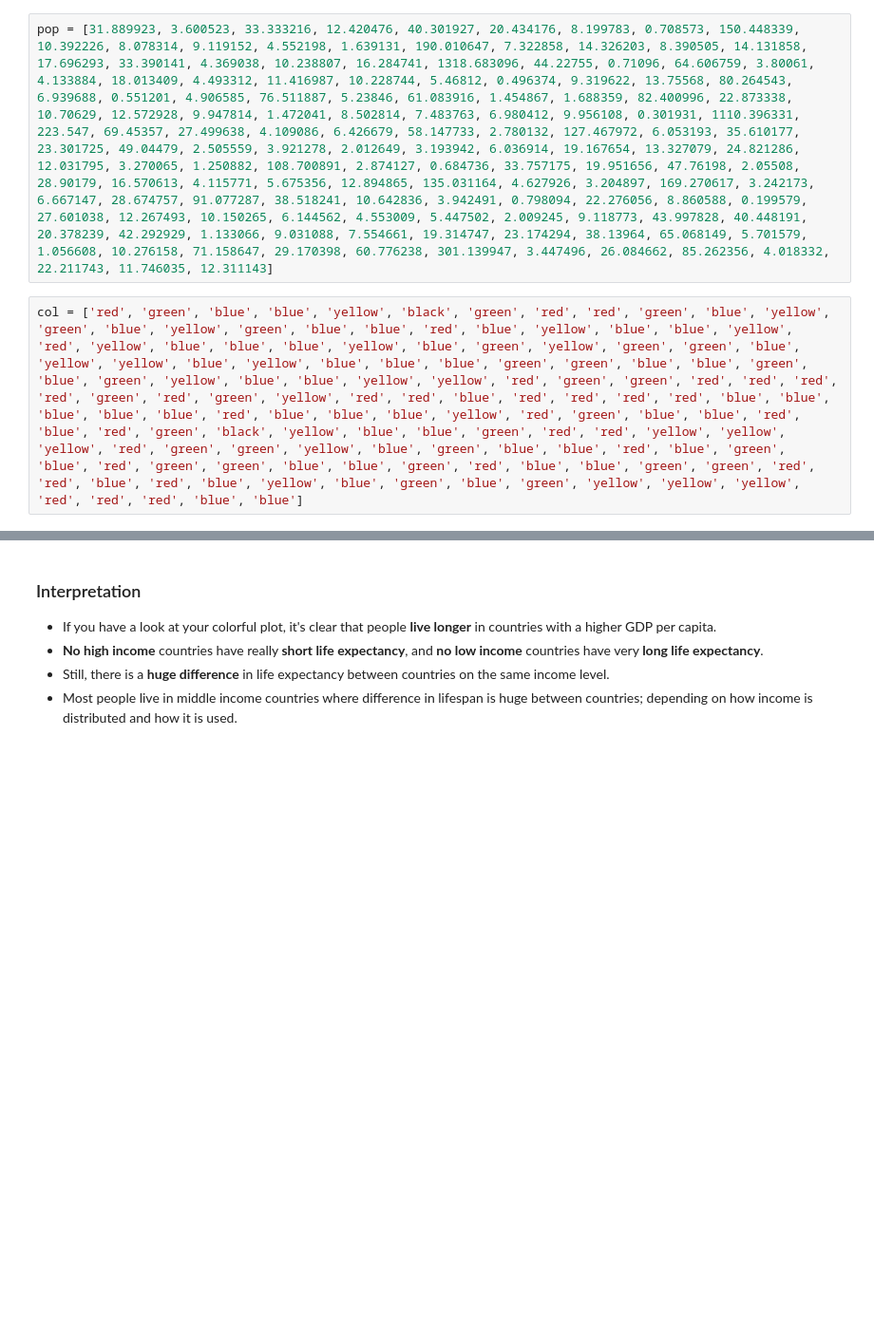
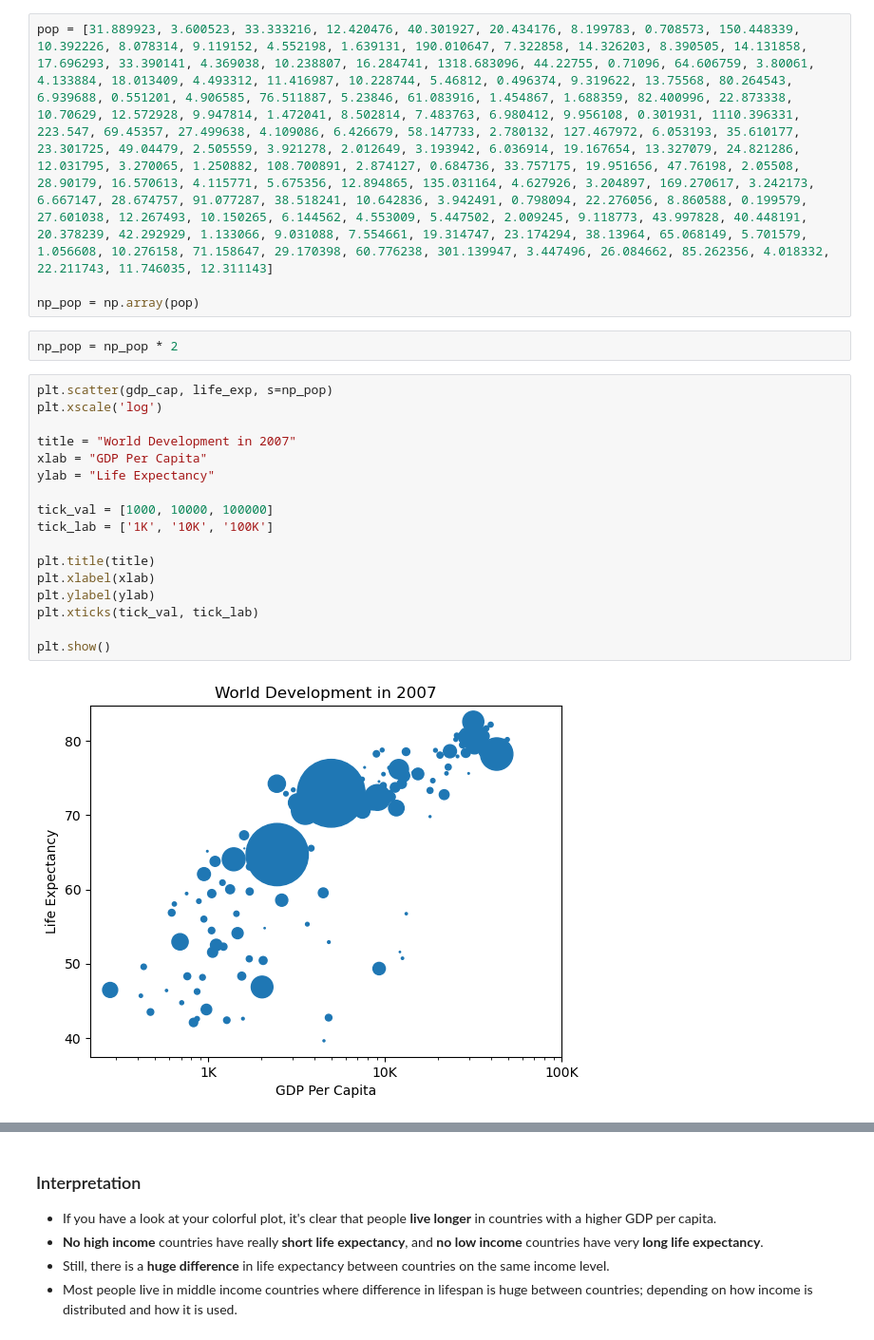
Before and after one commit to muhammmadsamimalik/CDE-B3-SH, a Jupyter notebook: exploratory-data-analysis-eda/Day 1 (Introduction to NumPy & Matplotlib)/Data_Visualization_CaseStudy.ipynb, the cells around one changed output, grey strips where cells are left out. Shown at 95% size. Saved outputs shown, nothing was run; the diff lists cells and outputs as text; blank space fills up the shorter version.

```diff
--- a/exploratory-data-analysis-eda/Day 1 (Introduction to NumPy & Matplotlib)/Data_Visualization_CaseStudy.ipynb
+++ b/exploratory-data-analysis-eda/Day 1 (Introduction to NumPy & Matplotlib)/Data_Visualization_CaseStudy.ipynb
@@ -1,4 +98,25 @@
 # %%
 pop = [31.889923, 3.600523, 33.333216, 12.420476, 40.301927, 20.434176, 8.199783, 0.708573, 150.448339, 10.392226, 8.078314, 9.119152, 4.552198, 1.639131, 190.010647, 7.322858, 14.326203, 8.390505, 14.131858, 17.696293, 33.390141, 4.369038, 10.238807, 16.284741, 1318.683096, 44.22755, 0.71096, 64.606759, 3.80061, 4.133884, 18.013409, 4.493312, 11.416987, 10.228744, 5.46812, 0.496374, 9.319622, 13.75568, 80.264543, 6.939688, 0.551201, 4.906585, 76.511887, 5.23846, 61.083916, 1.454867, 1.688359, 82.400996, 22.873338, 10.70629, 12.572928, 9.947814, 1.472041, 8.502814, 7.483763, 6.980412, 9.956108, 0.301931, 1110.396331, 223.547, 69.45357, 27.499638, 4.109086, 6.426679, 58.147733, 2.780132, 127.467972, 6.053193, 35.610177, 23.301725, 49.04479, 2.505559, 3.921278, 2.012649, 3.193942, 6.036914, 19.167654, 13.327079, 24.821286, 12.031795, 3.270065, 1.250882, 108.700891, 2.874127, 0.684736, 33.757175, 19.951656, 47.76198, 2.05508, 28.90179, 16.570613, 4.115771, 5.675356, 12.894865, 135.031164, 4.627926, 3.204897, 169.270617, 3.242173, 6.667147, 28.674757, 91.077287, 38.518241, 10.642836, 3.942491, 0.798094, 22.276056, 8.860588, 0.199579, 27.601038, 12.267493, 10.150265, 6.144562, 4.553009, 5.447502, 2.009245, 9.118773, 43.997828, 40.448191, 20.378239, 42.292929, 1.133066, 9.031088, 7.554661, 19.314747, 23.174294, 38.13964, 65.068149, 5.701579, 1.056608, 10.276158, 71.158647, 29.170398, 60.776238, 301.139947, 3.447496, 26.084662, 85.262356, 4.018332, 22.211743, 11.746035, 12.311143]
+
+np_pop = np.array(pop)
-# %%
-col = ['red', 'green', 'blue', 'blue', 'yellow', 'black', 'green', 'red', 'red', 'green', 'blue', 'yellow', 'green', 'blue', 'yellow', 'green', 'blue', 'blue', 'red', 'blue', 'yellow', 'blue', 'blue', 'yellow', 'red', 'yellow', 'blue', 'blue', 'blue', 'yellow', 'blue', 'green', 'yellow', 'green', 'green', 'blue', 'yellow', 'yellow', 'blue', 'yellow', 'blue', 'blue', 'blue', 'green', 'green', 'blue', 'blue', 'green', 'blue', 'green', 'yellow', 'blue', 'blue', 'yellow', 'yellow', 'red', 'green', 'green', 'red', 'red', 'red', 'red', 'green', 'red', 'green', 'yellow', 'red', 'red', 'blue', 'red', 'red', 'red', 'red', 'blue', 'blue', 'blue', 'blue', 'blue', 'red', 'blue', 'blue', 'blue', 'yellow', 'red', 'green', 'blue', 'blue', 'red', 'blue', 'red', 'green', 'black', 'yellow', 'blue', 'blue', 'green', 'red', 'red', 'yellow', 'yellow', 'yellow', 'red', 'green', 'green', 'yellow', 'blue', 'green', 'blue', 'blue', 'red', 'blue', 'green', 'blue', 'red', 'green', 'green', 'blue', 'blue', 'green', 'red', 'blue', 'blue', 'green', 'green', 'red', 'red', 'blue', 'red', 'blue', 'yellow', 'blue', 'green', 'blue', 'green', 'yellow', 'yellow', 'yellow', 'red', 'red', 'red', 'blue', 'blue']
+# %%
+np_pop = np_pop * 2
+# %%
+plt.scatter(gdp_cap, life_exp, s=np_pop)
+plt.xscale('log')
+
+title = "World Development in 2007"
+xlab = "GDP Per Capita"
+ylab = "Life Expectancy"
+
+tick_val = [1000, 10000, 100000]
+tick_lab = ['1K', '10K', '100K']
+
+plt.title(title)
+plt.xlabel(xlab)
+plt.ylabel(ylab)
+plt.xticks(tick_val, tick_lab)
+
+plt.show()
+# %% [output]
+[figure, added]
```
Also changed, not shown: parts of 13 cells of this notebook.
